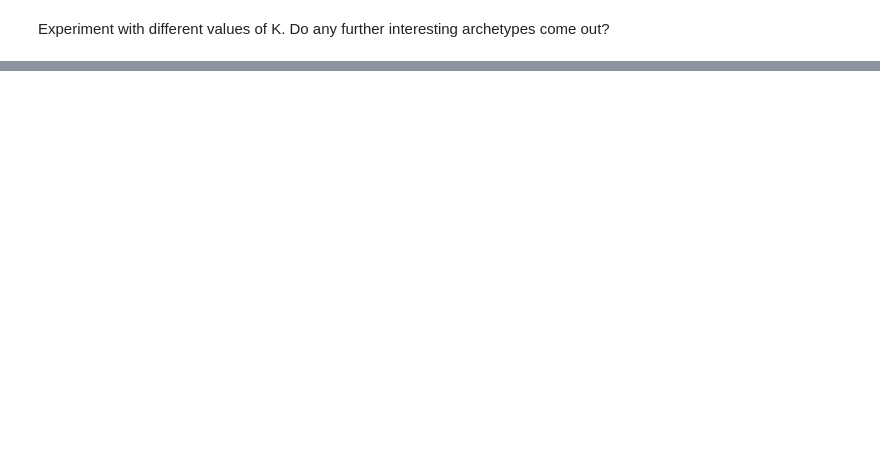
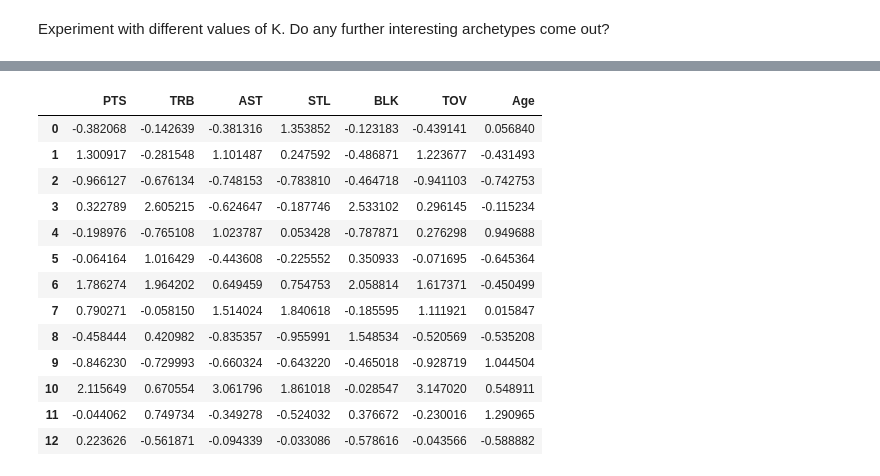
Before and after one commit to jhl126/Thinkful_work, a Jupyter notebook: Thinkful/Pairwork/9-29-20pair_work/Day 47 Lecture 1 Assignment.ipynb, the cells around one changed output, grey strips where cells are left out. Drawn from its saved outputs; the diff is of its cells as text; code cells hidden in the pictures; blank space fills up the shorter version.

```diff
--- a/Thinkful/Pairwork/9-29-20pair_work/Day 47 Lecture 1 Assignment.ipynb
+++ b/Thinkful/Pairwork/9-29-20pair_work/Day 47 Lecture 1 Assignment.ipynb
@@ -197,3 +197,6 @@ df.style.background_gradient()
 | 3 | 8.294578 | 4.615060 | 1.310843 | 0.641566 | 0.562048 | 1.009036 | 23.463855 |
 | 4 | 14.350746 | 4.232338 | 3.176119 | 1.078607 | 0.369652 | 1.769652 | 24.542289 |
 [interactive output not drawn]
+# %%
+k_means = KMeans(n_clusters=13)
+k_means.fit(scaled)
@@ -199,0 +208,17 @@ df.style.background_gradient()
+# %%
+pd.DataFrame(k_means.cluster_centers_, columns=nba.columns)
+# %% [output]
+|  | PTS | TRB | AST | STL | BLK | TOV | Age |
+| 0 | -0.382068 | -0.142639 | -0.381316 | 1.353852 | -0.123183 | -0.439141 | 0.056840 |
+| 1 | 1.300917 | -0.281548 | 1.101487 | 0.247592 | -0.486871 | 1.223677 | -0.431493 |
+| 2 | -0.966127 | -0.676134 | -0.748153 | -0.783810 | -0.464718 | -0.941103 | -0.742753 |
+| 3 | 0.322789 | 2.605215 | -0.624647 | -0.187746 | 2.533102 | 0.296145 | -0.115234 |
+| 4 | -0.198976 | -0.765108 | 1.023787 | 0.053428 | -0.787871 | 0.276298 | 0.949688 |
+| 5 | -0.064164 | 1.016429 | -0.443608 | -0.225552 | 0.350933 | -0.071695 | -0.645364 |
+| 6 | 1.786274 | 1.964202 | 0.649459 | 0.754753 | 2.058814 | 1.617371 | -0.450499 |
+| 7 | 0.790271 | -0.058150 | 1.514024 | 1.840618 | -0.185595 | 1.111921 | 0.015847 |
+| 8 | -0.458444 | 0.420982 | -0.835357 | -0.955991 | 1.548534 | -0.520569 | -0.535208 |
+| 9 | -0.846230 | -0.729993 | -0.660324 | -0.643220 | -0.465018 | -0.928719 | 1.044504 |
+| 10 | 2.115649 | 0.670554 | 3.061796 | 1.861018 | -0.028547 | 3.147020 | 0.548911 |
+| 11 | -0.044062 | 0.749734 | -0.349278 | -0.524032 | 0.376672 | -0.230016 | 1.290965 |
+| 12 | 0.223626 | -0.561871 | -0.094339 | -0.033086 | -0.578616 | -0.043566 | -0.588882 |
```
Also changed, not shown: parts of 3 cells of this notebook.
